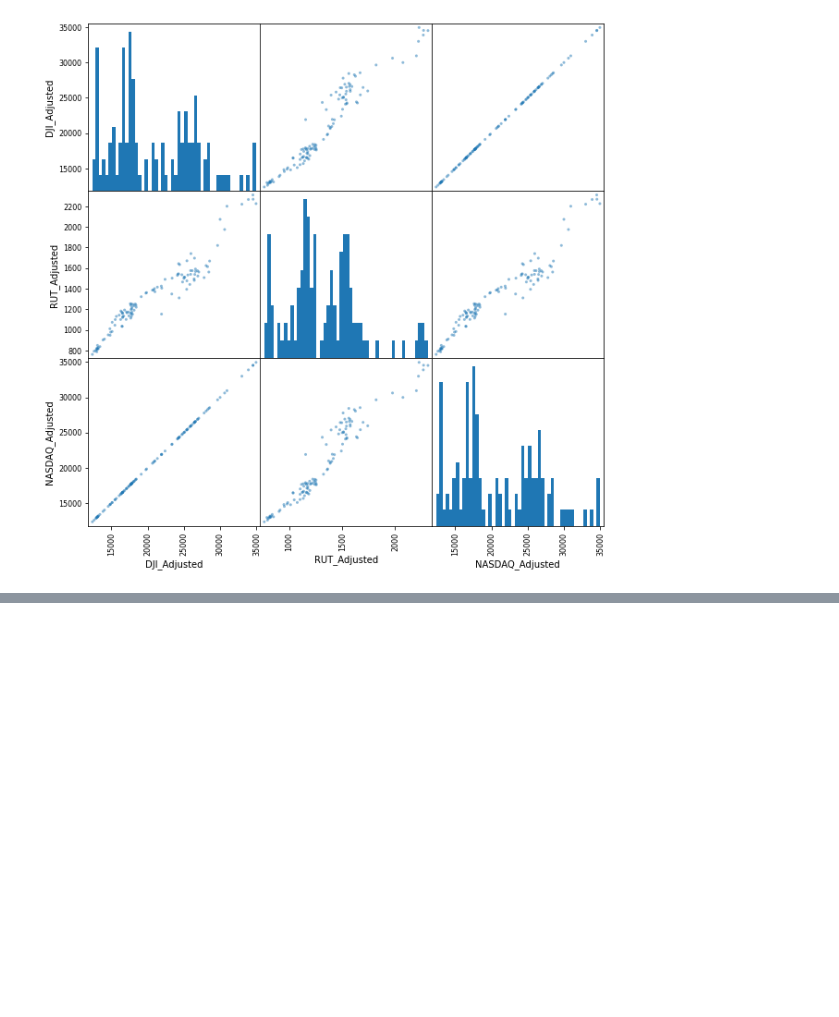
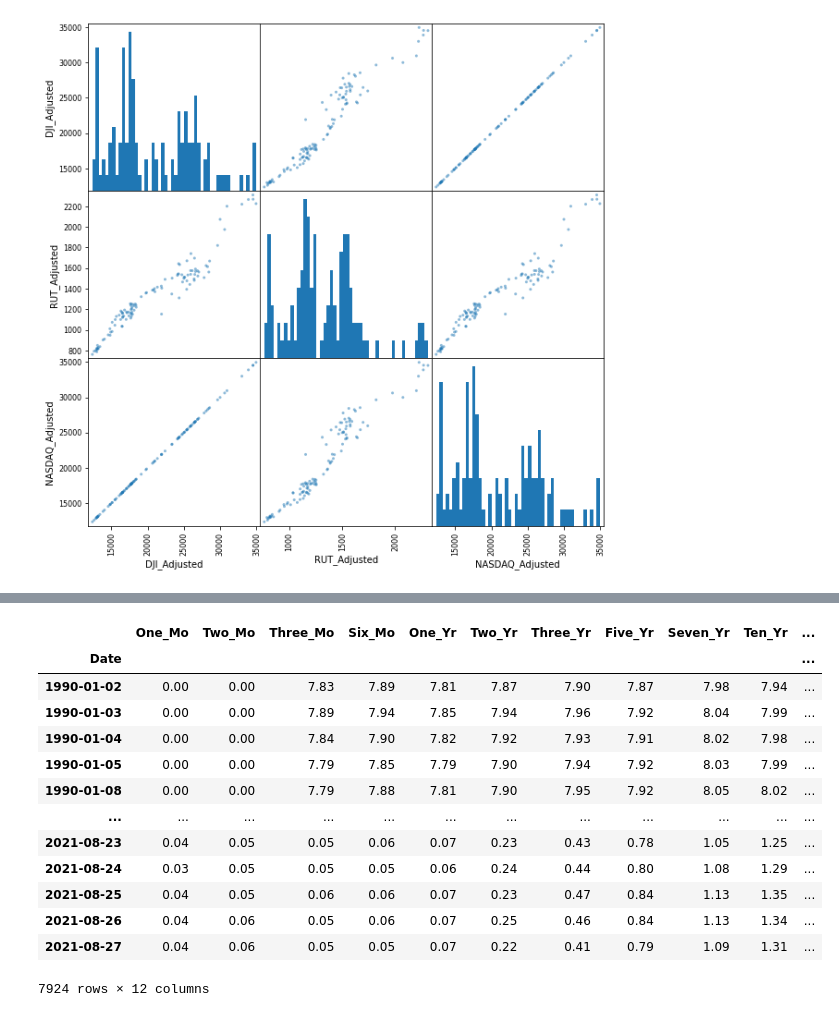
Before and after one commit to AlexNoonan-Syracuse/BigDataProject, a Jupyter notebook: RC_IST718_Final_Project.ipynb, the cells around one changed output, grey strips where cells are left out. Saved outputs shown, nothing was run; the diff lists cells and outputs as text; code cells hidden in the pictures; blank space fills up the shorter version.

```diff
--- a/RC_IST718_Final_Project.ipynb
+++ b/RC_IST718_Final_Project.ipynb
@@ -281,0 +329,17 @@ array([[<matplotlib.axes._subplots.AxesSubplot object at 0x...>,
+# %%
+tre_hist
+# %% [output]
+|  | One_Mo | Two_Mo | Three_Mo | Six_Mo | One_Yr | Two_Yr | Three_Yr | Five_Yr | Seven_Yr | Ten_Yr | ... |
+| Date |  |  |  |  |  |  |  |  |  |  | ... |
+| 1990-01-02 | 0.00 | 0.00 | 7.83 | 7.89 | 7.81 | 7.87 | 7.90 | 7.87 | 7.98 | 7.94 | ... |
+| 1990-01-03 | 0.00 | 0.00 | 7.89 | 7.94 | 7.85 | 7.94 | 7.96 | 7.92 | 8.04 | 7.99 | ... |
+| 1990-01-04 | 0.00 | 0.00 | 7.84 | 7.90 | 7.82 | 7.92 | 7.93 | 7.91 | 8.02 | 7.98 | ... |
+| 1990-01-05 | 0.00 | 0.00 | 7.79 | 7.85 | 7.79 | 7.90 | 7.94 | 7.92 | 8.03 | 7.99 | ... |
+| 1990-01-08 | 0.00 | 0.00 | 7.79 | 7.88 | 7.81 | 7.90 | 7.95 | 7.92 | 8.05 | 8.02 | ... |
+| ... | ... | ... | ... | ... | ... | ... | ... | ... | ... | ... | ... |
+| 2021-08-23 | 0.04 | 0.05 | 0.05 | 0.06 | 0.07 | 0.23 | 0.43 | 0.78 | 1.05 | 1.25 | ... |
+| 2021-08-24 | 0.03 | 0.05 | 0.05 | 0.05 | 0.06 | 0.24 | 0.44 | 0.80 | 1.08 | 1.29 | ... |
+| 2021-08-25 | 0.04 | 0.05 | 0.06 | 0.06 | 0.07 | 0.23 | 0.47 | 0.84 | 1.13 | 1.35 | ... |
+| 2021-08-26 | 0.04 | 0.06 | 0.05 | 0.06 | 0.07 | 0.25 | 0.46 | 0.84 | 1.13 | 1.34 | ... |
+| 2021-08-27 | 0.04 | 0.06 | 0.05 | 0.05 | 0.07 | 0.22 | 0.41 | 0.79 | 1.09 | 1.31 | ... |
+7924 rows × 12 columns
```
Also changed, not shown: parts of 9 cells of this notebook.
